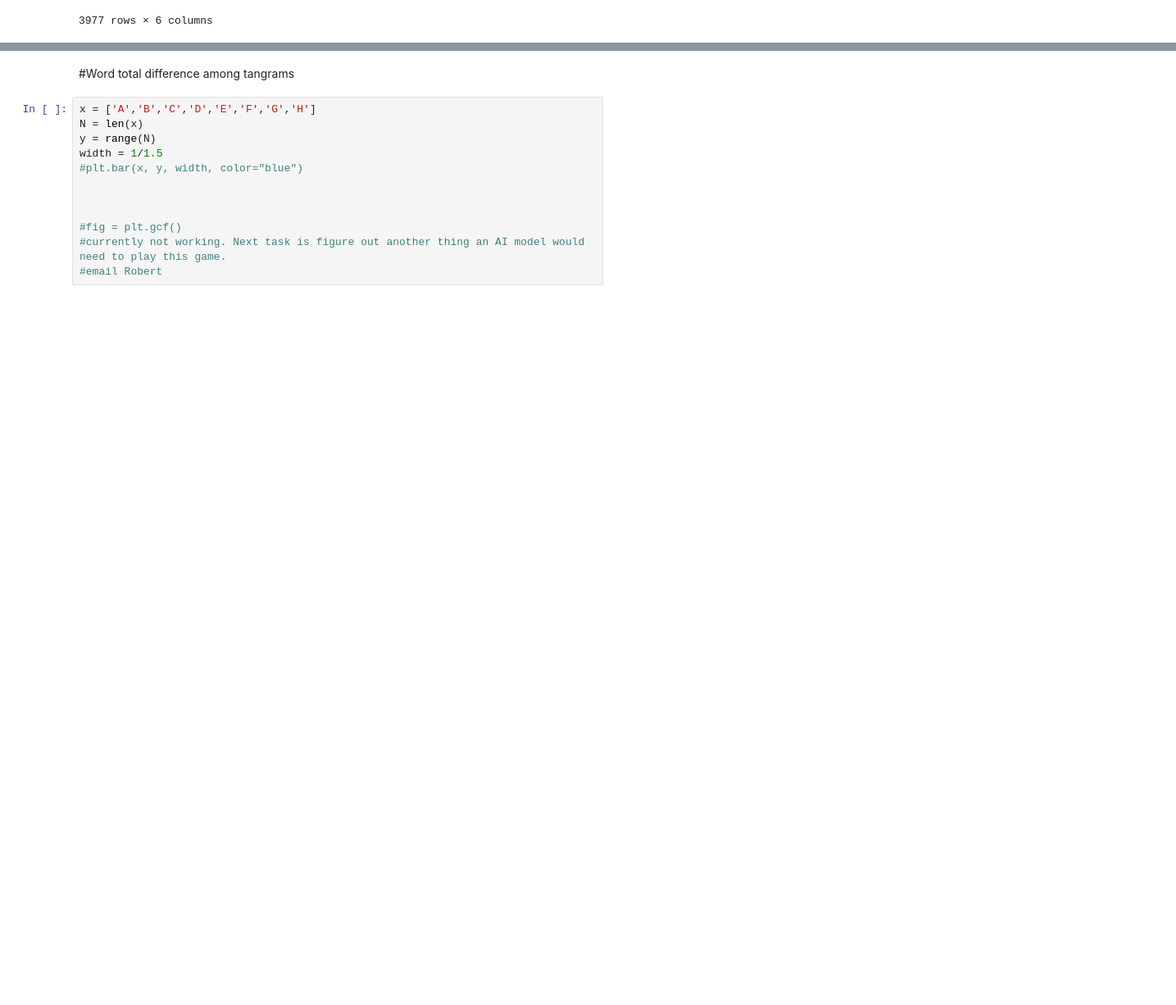
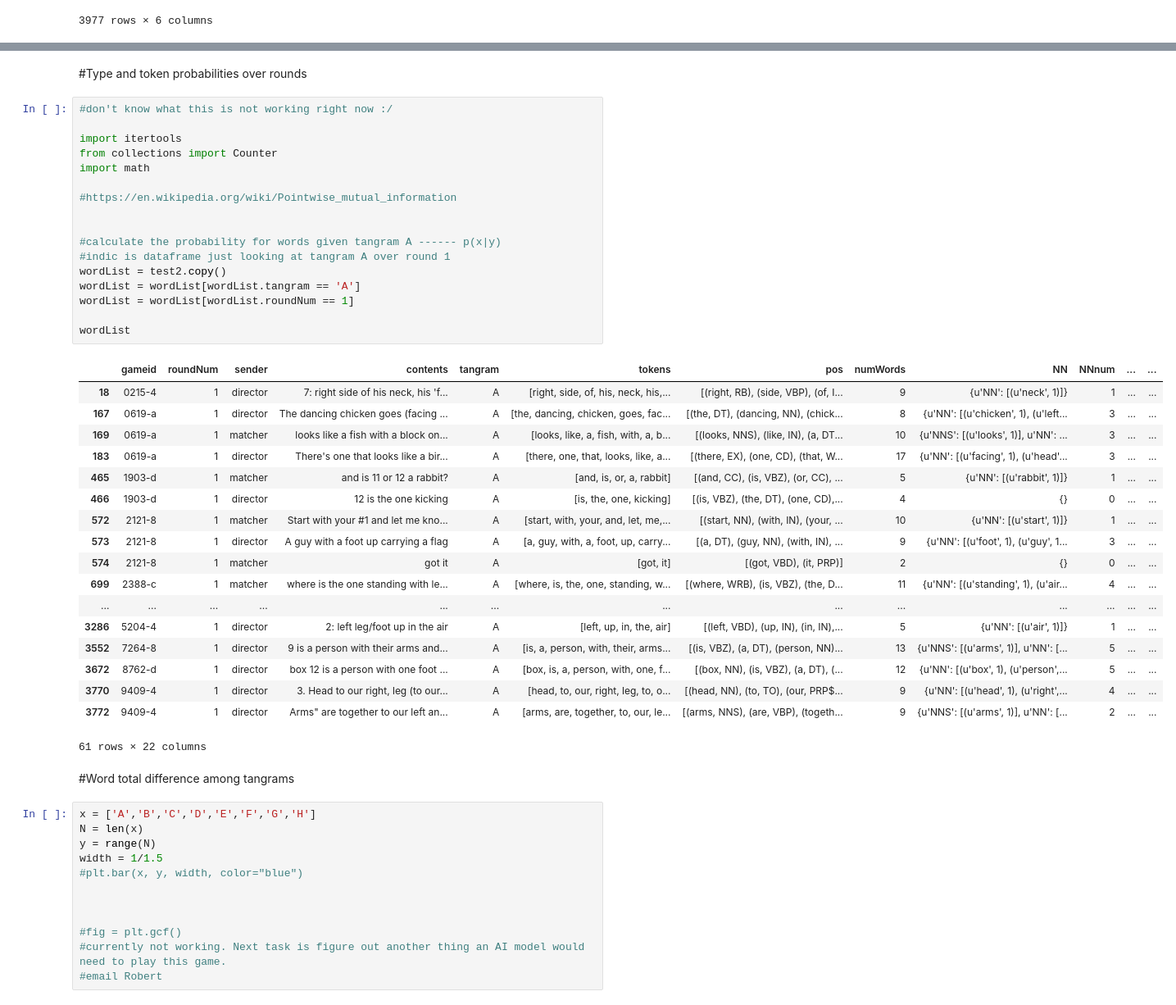
Before and after one commit to hawkrobe/tangrams_replication, a Jupyter notebook: ipython_notebooks/CSLI_pres.ipynb, the cells around one changed output, grey strips where cells are left out. Shown at 82% size. Drawn from its saved outputs; the diff is of its cells as text; blank space fills up the shorter version.

```diff
--- a/ipython_notebooks/CSLI_pres.ipynb
+++ b/ipython_notebooks/CSLI_pres.ipynb
@@ -390,3 +347,41 @@ indicatorAdf.sort(['logPMI'], ascending=0)
+# %% [markdown]
+#Type and token probabilities over rounds
+# %%
+#don't know what this is not working right now :/
+
+import itertools
+from collections import Counter
+import math
+
+#https://en.wikipedia.org/wiki/Pointwise_mutual_information
+
+
+#calculate the probability for words given tangram A ------ p(x|y)
+#indic is dataframe just looking at tangram A over round 1
+wordList = test2.copy()
+wordList = wordList[wordList.tangram == 'A']
+wordList = wordList[wordList.roundNum == 1]
+
+wordList
+# %% [output]
+|  | gameid | roundNum | sender | contents | tangram | tokens | pos | numWords | NN | NNnum | ... | ... |
+| 18 | 0215-4 | 1 | director | 7: right side of his neck, his 'f... | A | [right, side, of, his, neck, his,... | [(right, RB), (side, VBP), (of, I... | 9 | {u'NN': [(u'neck', 1)]} | 1 | ... | ... |
+| 167 | 0619-a | 1 | director | The dancing chicken goes (facing ... | A | [the, dancing, chicken, goes, fac... | [(the, DT), (dancing, NN), (chick... | 8 | {u'NN': [(u'chicken', 1), (u'left... | 3 | ... | ... |
+| 169 | 0619-a | 1 | matcher | looks like a fish with a block on... | A | [looks, like, a, fish, with, a, b... | [(looks, NNS), (like, IN), (a, DT... | 10 | {u'NNS': [(u'looks', 1)], u'NN': ... | 3 | ... | ... |
+| 183 | 0619-a | 1 | director | There's one that looks like a bir... | A | [there, one, that, looks, like, a... | [(there, EX), (one, CD), (that, W... | 17 | {u'NN': [(u'facing', 1), (u'head'... | 3 | ... | ... |
+| 465 | 1903-d | 1 | matcher | and is 11 or 12 a rabbit? | A | [and, is, or, a, rabbit] | [(and, CC), (is, VBZ), (or, CC), ... | 5 | {u'NN': [(u'rabbit', 1)]} | 1 | ... | ... |
+| 466 | 1903-d | 1 | director | 12 is the one kicking | A | [is, the, one, kicking] | [(is, VBZ), (the, DT), (one, CD),... | 4 | {} | 0 | ... | ... |
+| 572 | 2121-8 | 1 | matcher | Start with your #1 and let me kno... | A | [start, with, your, and, let, me,... | [(start, NN), (with, IN), (your, ... | 10 | {u'NN': [(u'start', 1)]} | 1 | ... | ... |
+| 573 | 2121-8 | 1 | director | A guy with a foot up carrying a flag | A | [a, guy, with, a, foot, up, carry... | [(a, DT), (guy, NN), (with, IN), ... | 9 | {u'NN': [(u'foot', 1), (u'guy', 1... | 3 | ... | ... |
+| 574 | 2121-8 | 1 | matcher | got it | A | [got, it] | [(got, VBD), (it, PRP)] | 2 | {} | 0 | ... | ... |
+| 699 | 2388-c | 1 | matcher | where is the one standing with le... | A | [where, is, the, one, standing, w... | [(where, WRB), (is, VBZ), (the, D... | 11 | {u'NN': [(u'standing', 1), (u'air... | 4 | ... | ... |
+| ... | ... | ... | ... | ... | ... | ... | ... | ... | ... | ... | ... | ... |
+| 3286 | 5204-4 | 1 | director | 2: left leg/foot up in the air | A | [left, up, in, the, air] | [(left, VBD), (up, IN), (in, IN),... | 5 | {u'NN': [(u'air', 1)]} | 1 | ... | ... |
+| 3552 | 7264-8 | 1 | director | 9 is a person with their arms and... | A | [is, a, person, with, their, arms... | [(is, VBZ), (a, DT), (person, NN)... | 13 | {u'NNS': [(u'arms', 1)], u'NN': [... | 5 | ... | ... |
+| 3672 | 8762-d | 1 | director | box 12 is a person with one foot ... | A | [box, is, a, person, with, one, f... | [(box, NN), (is, VBZ), (a, DT), (... | 12 | {u'NN': [(u'box', 1), (u'person',... | 5 | ... | ... |
+| 3770 | 9409-4 | 1 | director | 3. Head to our right, leg (to our... | A | [head, to, our, right, leg, to, o... | [(head, NN), (to, TO), (our, PRP$... | 9 | {u'NN': [(u'head', 1), (u'right',... | 4 | ... | ... |
+| 3772 | 9409-4 | 1 | director | Arms" are together to our left an... | A | [arms, are, together, to, our, le... | [(arms, NNS), (are, VBP), (togeth... | 9 | {u'NNS': [(u'arms', 1)], u'NN': [... | 2 | ... | ... |
+61 rows × 22 columns
 # %% [markdown]
 #Word total difference among tangrams
 # %%
```
Also changed, not shown: parts of 11 cells of this notebook.
